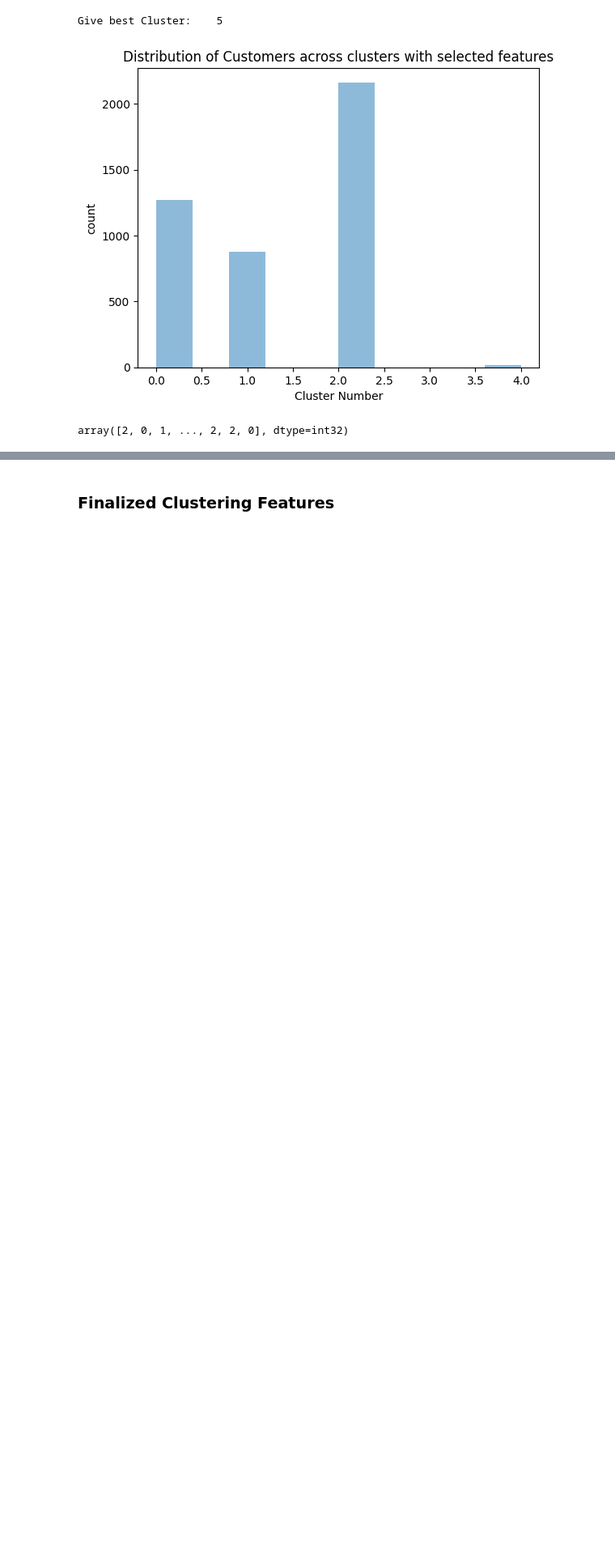
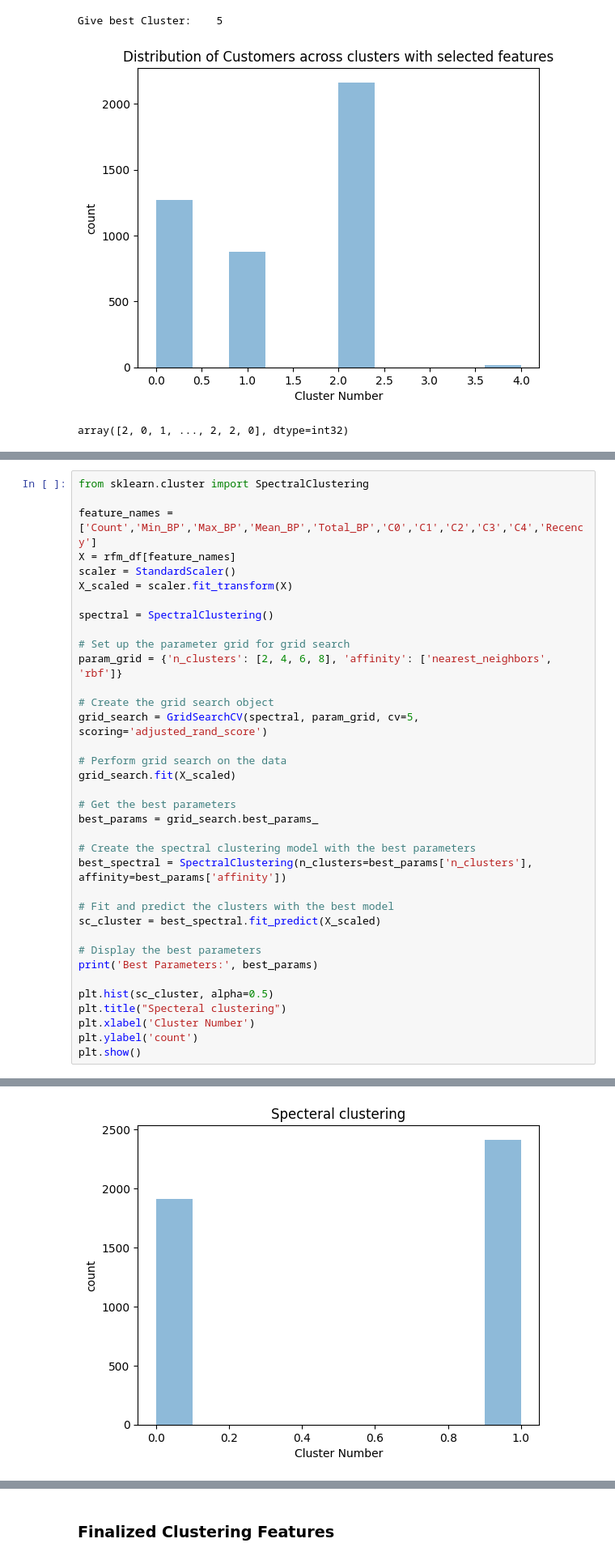
Before and after one commit to shubhjadhav/Customer-Segmentation, a Jupyter notebook: Code/customer-segmentation.ipynb, the cells around one changed output, grey strips where cells are left out. Shown at 81% size. Saved outputs shown, nothing was run; the diff lists cells and outputs as text; blank space fills up the shorter version.

Commit message:
Adding Spectral and DBSCAN Clustering

```diff
--- a/Code/customer-segmentation.ipynb
+++ b/Code/customer-segmentation.ipynb
@@ -980,0 +983,37 @@ array([2, 0, 1, ..., 2, 2, 0], dtype=int32)
+# %%
+from sklearn.cluster import SpectralClustering
+
+feature_names = ['Count','Min_BP','Max_BP','Mean_BP','Total_BP','C0','C1','C2','C3','C4','Recency']
+X = rfm_df[feature_names]
+scaler = StandardScaler()
+X_scaled = scaler.fit_transform(X)
+
+spectral = SpectralClustering()
+
+# Set up the parameter grid for grid search
+param_grid = {'n_clusters': [2, 4, 6, 8], 'affinity': ['nearest_neighbors', 'rbf']}
+
+# Create the grid search object
+grid_search = GridSearchCV(spectral, param_grid, cv=5, scoring='adjusted_rand_score')
+
+# Perform grid search on the data
+grid_search.fit(X_scaled)
+
+# Get the best parameters
+best_params = grid_search.best_params_
+
+# Create the spectral clustering model with the best parameters
+best_spectral = SpectralClustering(n_clusters=best_params['n_clusters'], affinity=best_params['affinity'])
+
+# Fit and predict the clusters with the best model
+sc_cluster = best_spectral.fit_predict(X_scaled)
+
+# Display the best parameters
+print('Best Parameters:', best_params)
+
+plt.hist(sc_cluster, alpha=0.5)
+plt.title("Specteral clustering")
+plt.xlabel('Cluster Number')
+plt.ylabel('count')
+plt.show()
+# %% [output]
@@ -980,0 +1021 @@ array([2, 0, 1, ..., 2, 2, 0], dtype=int32)
+[figure, added]
```
Also changed, not shown: parts of 4 cells of this notebook.
